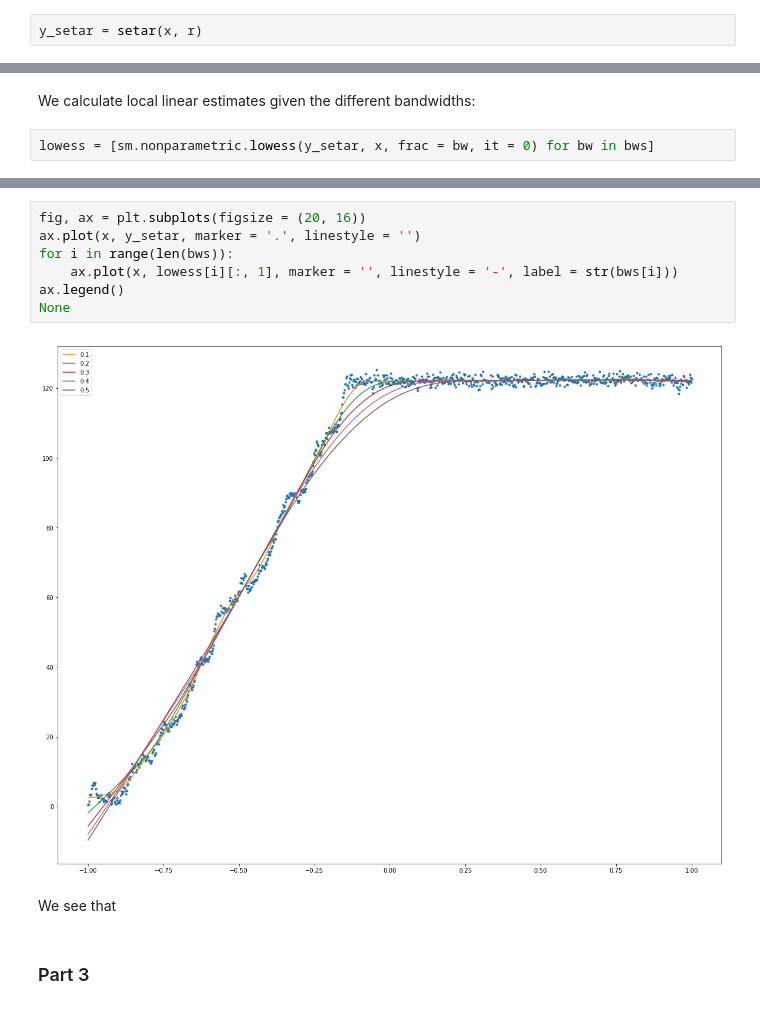
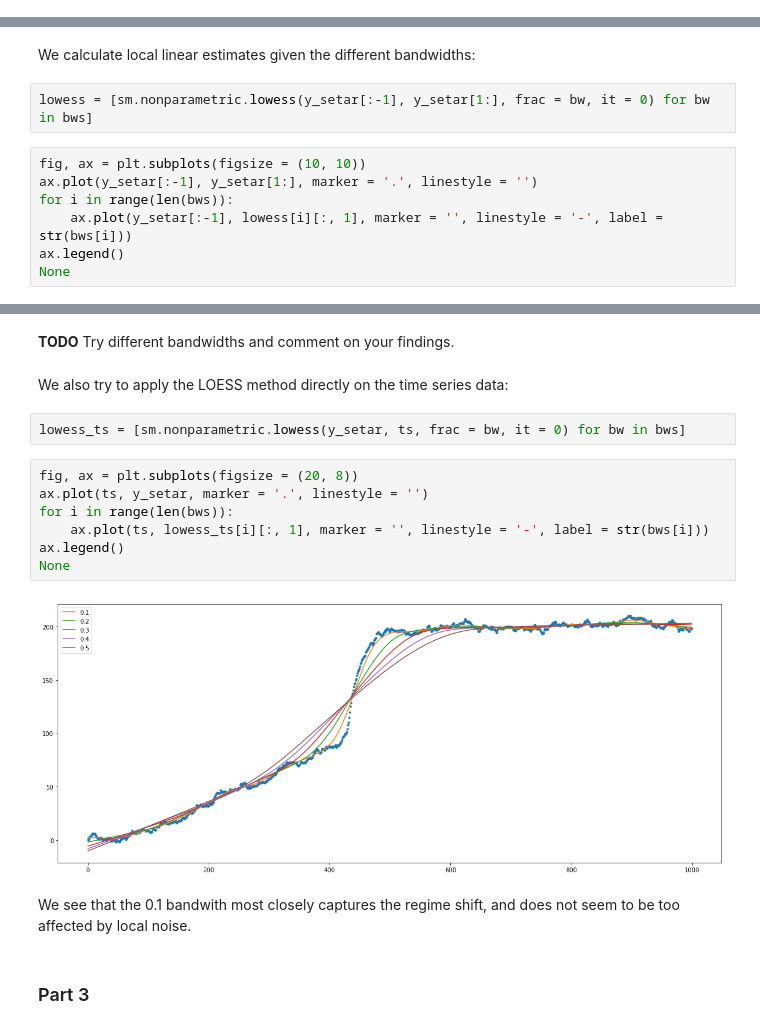
Before and after one commit to niklascp/02427-advanced-ts, a Jupyter notebook: ex1/ex1.ipynb, the cells around one changed output, grey strips where cells are left out. Drawn from its saved outputs; the diff is of its cells as text.

```diff
--- a/ex1/ex1.ipynb
+++ b/ex1/ex1.ipynb
@@ -50,2 +71,0 @@ None
-# %%
-y_setar = setar(x, r)
@@ -82,4 +193,11 @@ We use the folloing bandwidths: ['0.1', '0.2', '0.3', '0.4', '0.5']
 # %% [markdown]
 We calculate local linear estimates given the different bandwidths:
 # %%
-lowess = [sm.nonparametric.lowess(y_setar, x, frac = bw, it = 0) for bw in bws]
+lowess = [sm.nonparametric.lowess(y_setar[:-1], y_setar[1:], frac = bw, it = 0) for bw in bws]
+# %%
+fig, ax = plt.subplots(figsize = (10, 10))
+ax.plot(y_setar[:-1], y_setar[1:], marker = '.', linestyle = '')
+for i in range(len(bws)):
+    ax.plot(y_setar[:-1], lowess[i][:, 1], marker = '', linestyle = '-', label = str(bws[i]))
+ax.legend()
+None
@@ -86,14 +206,20 @@ lowess = [sm.nonparametric.lowess(y_setar, x, frac = bw, it = 0) for bw in bws]
+# %% [markdown]
+**TODO** Try different bandwidths and comment on your findings.
+# %% [markdown]
+We also try to apply the LOESS method directly on the time series data:
+# %%
+lowess_ts = [sm.nonparametric.lowess(y_setar, ts, frac = bw, it = 0) for bw in bws]
 # %%
-fig, ax = plt.subplots(figsize = (20, 16))
-ax.plot(x, y_setar, marker = '.', linestyle = '')
+fig, ax = plt.subplots(figsize = (20, 8))
+ax.plot(ts, y_setar, marker = '.', linestyle = '')
 for i in range(len(bws)):
-    ax.plot(x, lowess[i][:, 1], marker = '', linestyle = '-', label = str(bws[i]))
+    ax.plot(ts, lowess_ts[i][:, 1], marker = '', linestyle = '-', label = str(bws[i]))
 ax.legend()
 None
 # %% [output]
-[figure, old version]
+[figure, new version]
-# %% [markdown]
-We see that
+# %% [markdown]
+We see that the 0.1 bandwith most closely captures the regime shift, and does not seem to be too affected by local noise.
 # %% [markdown]
 ### Part 3
 # %% [markdown]
```
Also changed, not shown: parts of 55 cells of this notebook, 3 other files.
